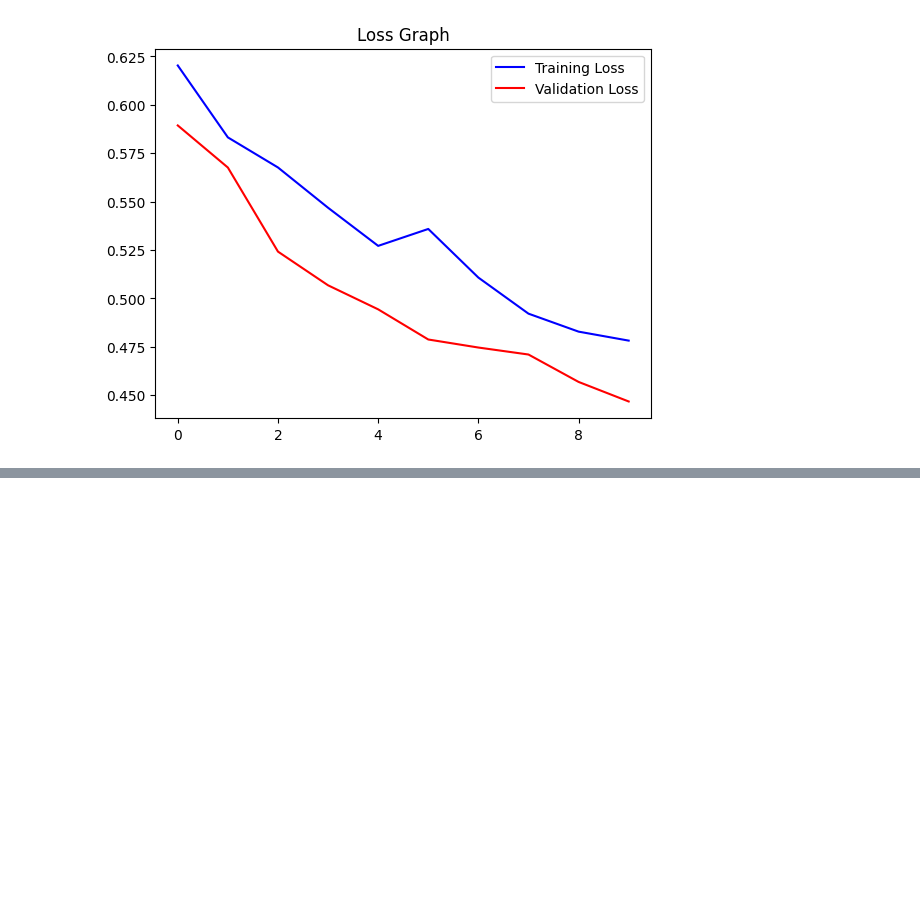
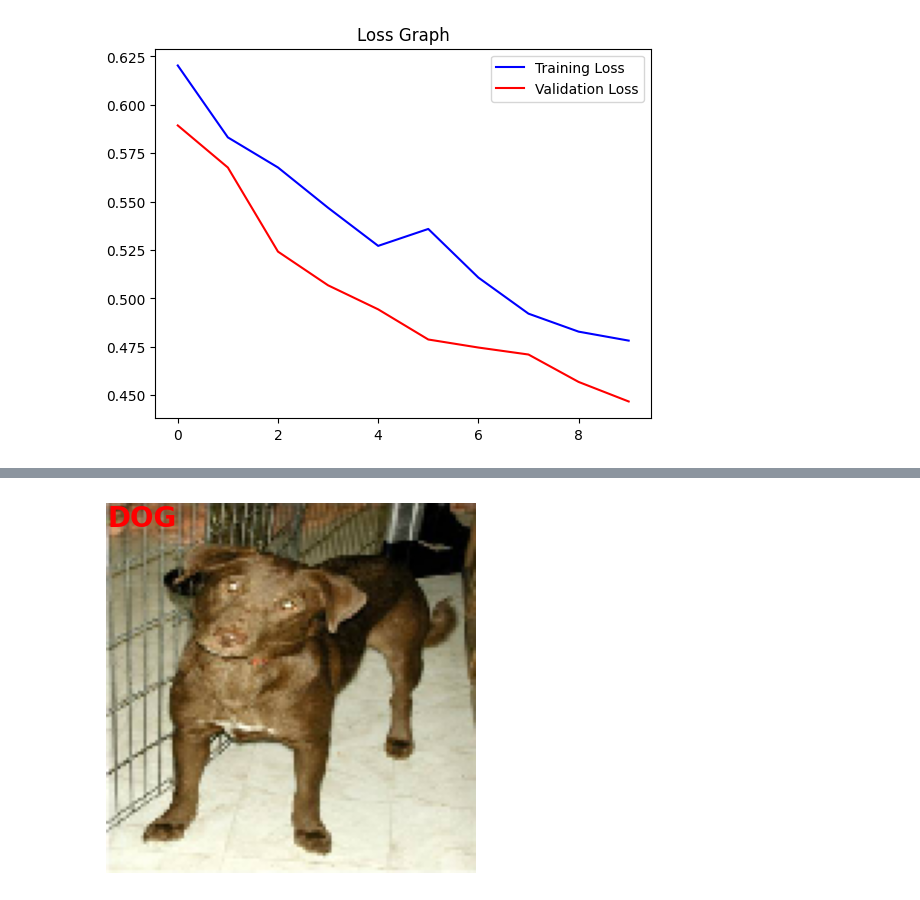
Before and after one commit to cuccurese2010/Cat-and-Dog-photo-recognize, a Jupyter notebook: Cat_and_Dog_Trained.ipynb, the cells around one changed output, grey strips where cells are left out. Saved outputs shown, nothing was run; the diff lists cells and outputs as text; code cells hidden in the pictures; blank space fills up the shorter version.

```diff
--- a/Cat_and_Dog_Trained.ipynb
+++ b/Cat_and_Dog_Trained.ipynb
@@ -55,18 +55,3 @@ plt.show()
 # %% [output]
 [figure]
 [figure]
-# %%
-# Il codice utilizza un modello di classificazione di immagini per determinare se l'immagine fornita rappresenta un cane ("Dog") o un gatto ("Cat").
-# La decisione si basa sulla previsione del modello rispetto alla soglia del 0.5.
-
-image_path = "testg.jpeg" # Percorso dell'immagine
-img = load_img(image_path, target_size=(128, 128)) #L'immagine viene ridimensionata ad valore inferiore
-img = np.array(img)
-img = img / 255.0 # L'immagine viene convertita in un array numpy utilizzando np.array.Ogni pixel nell'array viene normalizzato dividendo per 255.0, portando i valori dei pixel nell'intervallo [0, 1].
-img = img.reshape(1, 128, 128, 3) # L'array viene ridimensionato a una forma che può essere utilizzata per la previsione dal modello. La forma è (1, 128, 128, 3), indicando un singolo esempio, dimensioni 128x128 e 3 canali di colore (RGB)
-pred = model.predict(img) # Viene utilizzato il modello per effettuare una previsione sull'immagine preparata.
-if pred[0] > 0.5: # Se il valore di previsione ottenuto dal modello è superiore a 0.5, l'immagine viene etichettata come "Dog". Altrimenti, viene etichettata come "Cat"
-    label = 'Dog'
-else:
-    label = 'Cat'
-print(label)
@@ -75,0 +58,30 @@ Cat
+# %%
+import matplotlib.pyplot as plt
+from keras.preprocessing.image import load_img
+import numpy as np
+
+# Percorso dell'immagine
+image_path = "dog.1.jpg"
+
+# Carica l'immagine e la ridimensiona
+img = load_img(image_path, target_size=(128, 128))
+img = np.array(img) / 255.0  # Normalizza l'immagine
+
+# Crea il plot per mostrare l'immagine
+plt.imshow(img)
+
+# Aggiungi l'etichetta sopra l'immagine
+pred = model.predict(np.expand_dims(img, axis=0))  # Effettua la previsione sull'immagine
+if pred[0] > 0.5:
+    label = 'DOG'
+else:
+    label = 'CAT'
+
+plt.text(0, 0, label, color='red', fontsize=20, fontweight='bold', verticalalignment='top')
+
+# Nascondi gli assi per una migliore visualizzazione
+plt.axis('off')
+
+# Mostra il plot
+plt.show()
+# %% [output]
@@ -75,0 +89 @@ Cat
+[figure, added]
```
Also changed, not shown: parts of 5 cells of this notebook.
